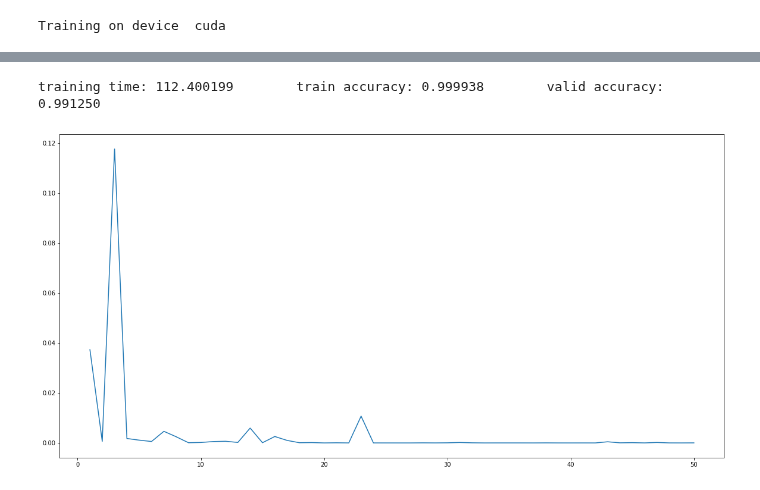
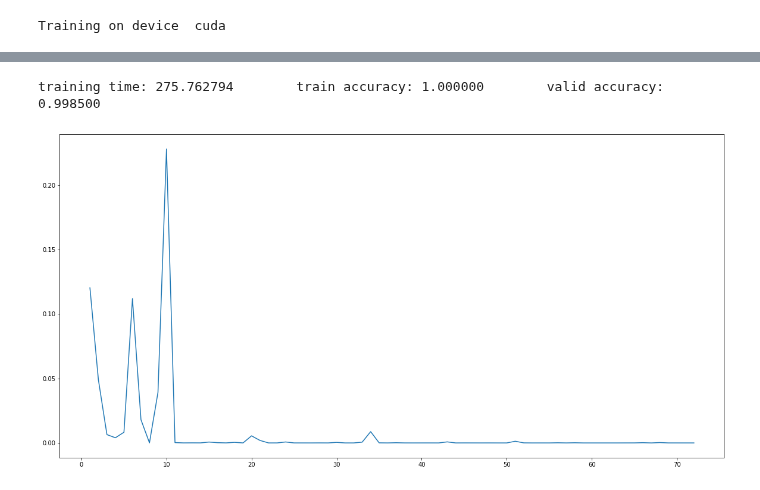
Before and after one commit to Marcin-Kisielowski/MNIST, a Jupyter notebook: mnist-resnet18.ipynb, the cells around one changed output, grey strips where cells are left out. Cells and saved outputs as stored; diff of their text form; code cells hidden in the pictures.

```diff
--- a/mnist-resnet18.ipynb
+++ b/mnist-resnet18.ipynb
@@ -32,3 +55,9 @@ resnet.load_data(train_data_path,split_ratio)
+# %%
+learning_rate=1.0e-01
+
+resnet=mnist.ResNetModelTrainer(learning_rate)
+split_ratio=[80,20]
+resnet.load_data(mnist.MNISTdigits2dAugmented(train_data_path,2,torchvision.transforms.RandomAffine(degrees=(-10,10))),split_ratio)
 # %%
 results=mnist.analyze_model(resnet,16,10)
 print("training time: %f \t train accuracy: %f \t valid accuracy: %f "%results)
@@ -56,9 +97,8 @@ training time: 112.104718        train accuracy: 0.999188        valid accuracy:
 # %%
-learning_rate=1.0e-03
-
+learning_rate=1.0e-02
 resnet.optimizer=torch.optim.SGD(resnet.model.parameters(),lr=learning_rate)
 results=mnist.analyze_model(resnet,16,10)
 print("training time: %f \t train accuracy: %f \t valid accuracy: %f "%results)
 # %% [output]
-training time: 112.400199        train accuracy: 0.999938        valid accuracy: 0.991250
+training time: 275.762794        train accuracy: 1.000000        valid accuracy: 0.998500
-[figure, old version]
+[figure, new version]
```
Also changed, not shown: parts of 15 cells of this notebook.
